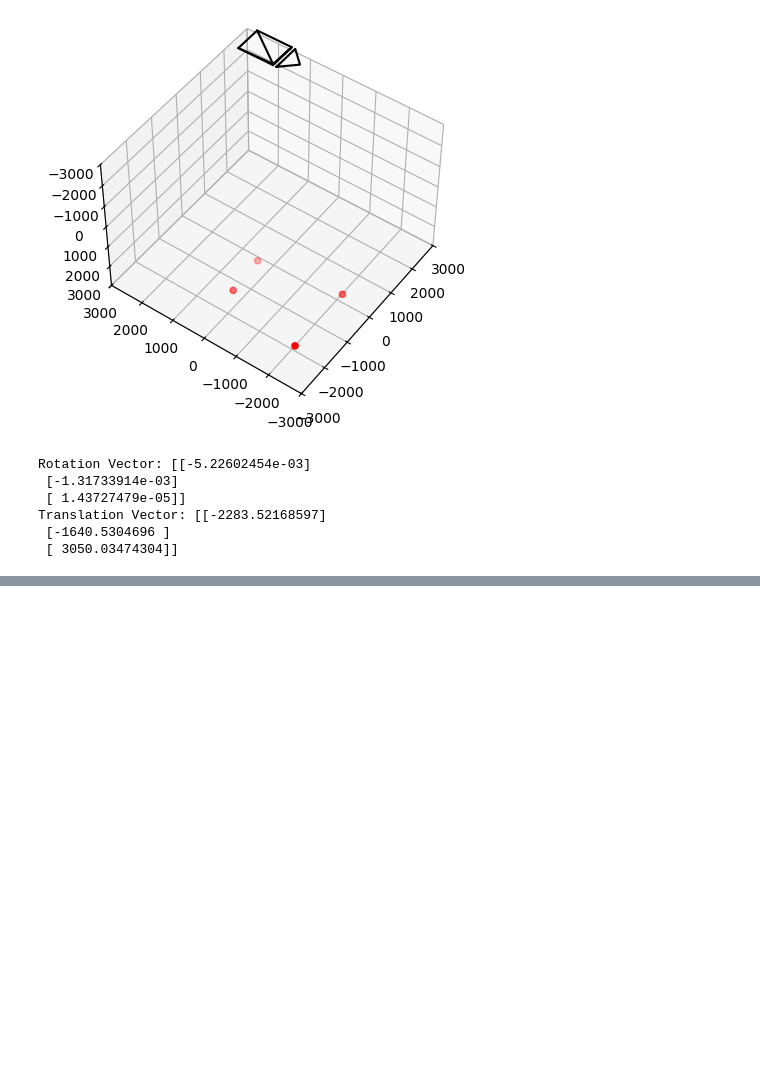
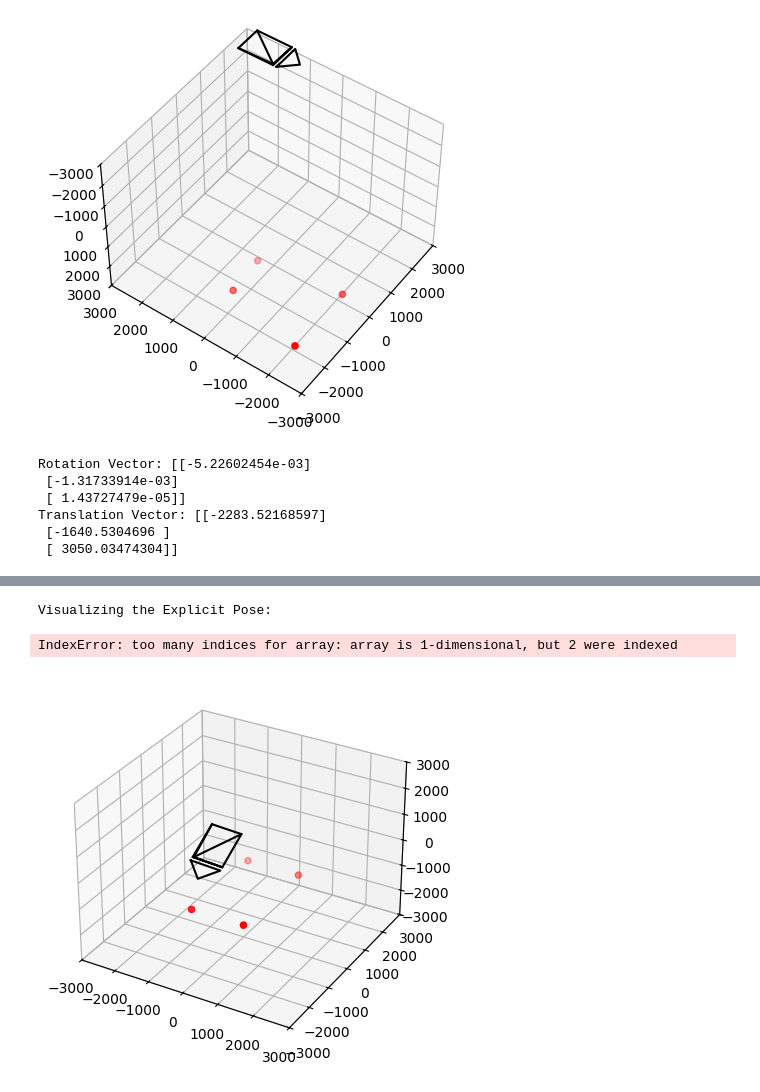
Before and after one commit to Tiromachelan/camera-pose-estimator, a Jupyter notebook: camera_pose.ipynb, the cells around one changed output, grey strips where cells are left out. Saved outputs shown, nothing was run; the diff lists cells and outputs as text; code cells hidden in the pictures; blank space fills up the shorter version.

```diff
--- a/camera_pose.ipynb
+++ b/camera_pose.ipynb
@@ -430,0 +429,21 @@ Translation Vector: [[-2283.52168597]
+# %%
+# ratio of real object sides is 11 x 18.5
+pts = selected_points
+# Assuming a planar object for simplicity and using the 11x18.5 ratio
+# We'll place the origin at one corner of the object in 3D space.
+# These points correspond to the order of points selected in the image.
+# The units are arbitrary, but their relative positions reflect the 11x18.5 ratio.
+refrencePoints = np.array([
+    [0.0, 0.0, 0.0],         # Corresponds to the first selected point
+    [18.5, 0.0, 0.0],        # Corresponds to the second selected point
+    [18.5, 11.0, 0.0],       # Corresponds to the third selected point
+    [0.0, 11.0, 0.0]         # Corresponds to the fourth selected point
+], dtype=np.float32)
+
+print("Reference 3D points defined:")
+print(refrencePoints)
+
+h, mask = cv.findHomography(np.array(refrencePoints), np.array(pts), cv.RANSAC, 5.0)
+
+print("Homography Matrix (H):")
+print(h)
@@ -430,0 +523,16 @@ Translation Vector: [[-2283.52168597]
+# %%
+# Load the camera matrix from the calibration file
+with open('calibration.json', 'r') as f:
+    calib_data = json.load(f)
+camera_matrix = np.array(calib_data['camera_matrix'])
+
+# Calculate the inverse of the camera matrix
+Lambda_inverse = np.linalg.inv(camera_matrix)
+
+# Use the homography matrix and the inverse camera matrix to extract extrinsic parameters
+Omega_explicit, tau_explicit = extractExtrinsicParametersFromHomography(h, Lambda_inverse)
+
+print("Rotation Matrix (Explicit):")
+print(Omega_explicit)
+print("\nTranslation Vector (Explicit):")
+print(tau_explicit)
@@ -430,0 +547,11 @@ Translation Vector: [[-2283.52168597]
+# %%
+
+rotation_vector_explicit, _ = cv.Rodrigues(Omega_explicit)
+
+
+print("\nVisualizing the Explicit Pose:")
+Visualizer.visualize(rotation_vector_explicit, tau_explicit*-100)
+# %% [output]
+Visualizing the Explicit Pose:
+IndexError: too many indices for array: array is 1-dimensional, but 2 were indexed
+[figure, added]
```
Also changed, not shown: parts of 4 cells of this notebook.
